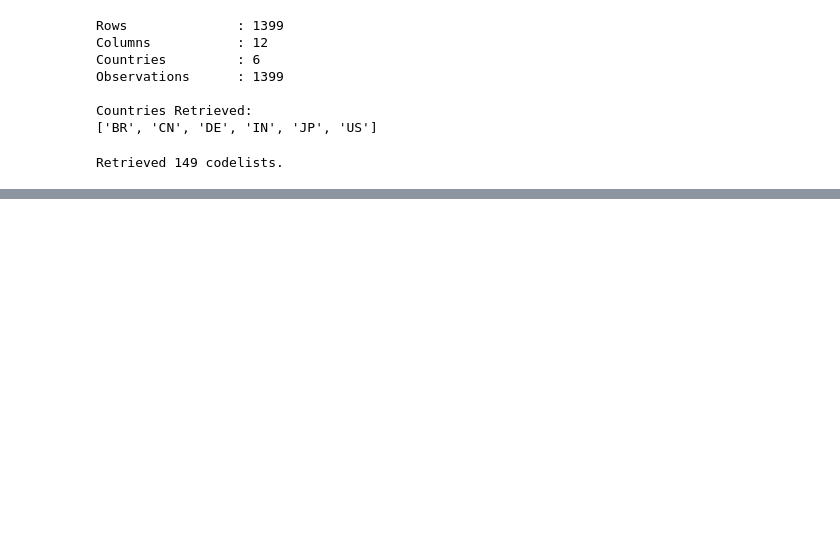
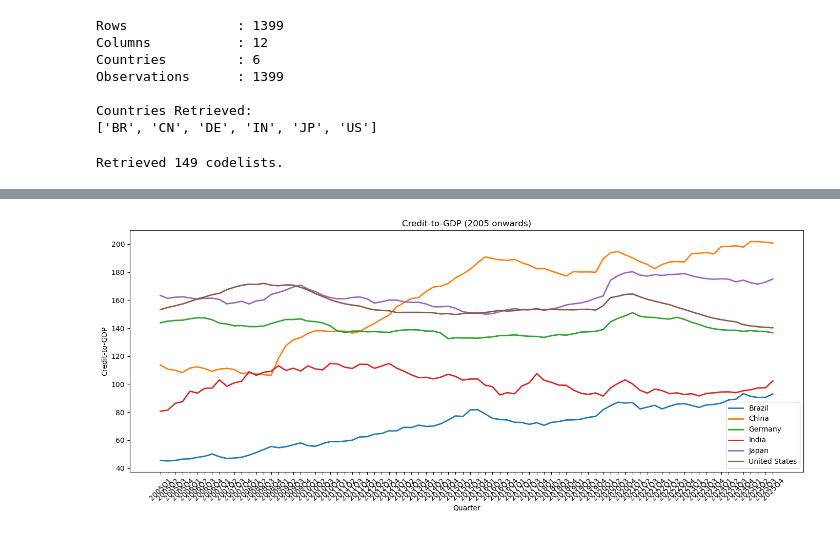
Before and after one commit to suprakashmukherjee/SDMX-Discovery, a Jupyter notebook: notebooks/D6_SDMX_Cross_Country_Analysis.ipynb, the cells around one changed output, grey strips where cells are left out. Cells and saved outputs as stored; diff of their text form; code cells hidden in the pictures; blank space fills up the shorter version.

```diff
--- a/notebooks/D6_SDMX_Cross_Country_Analysis.ipynb
+++ b/notebooks/D6_SDMX_Cross_Country_Analysis.ipynb
@@ -530,0 +835,40 @@ def codelist_to_dict(codelist):
+# %%
+# ----------------------------------------------------
+# Recent History
+# ----------------------------------------------------
+
+recent = df_analysis[
+    df_analysis["Year"] >= 2005
+]
+
+plt.figure(figsize=(14,6))
+
+for country, data in recent.groupby("BORROWERS_CTY_LABEL"):
+
+    plt.plot(
+
+        data["Quarter"].astype(str),
+
+        data["OBS_VALUE"],
+
+        linewidth=2,
+
+        label=country
+
+    )
+
+plt.title("Credit-to-GDP (2005 onwards)")
+
+plt.xlabel("Quarter")
+
+plt.ylabel("Credit-to-GDP")
+
+plt.xticks(rotation=45)
+
+plt.legend()
+
+plt.tight_layout()
+
+plt.show()
+# %% [output]
+[figure, added]
```
Also changed, not shown: parts of 19 cells of this notebook.
